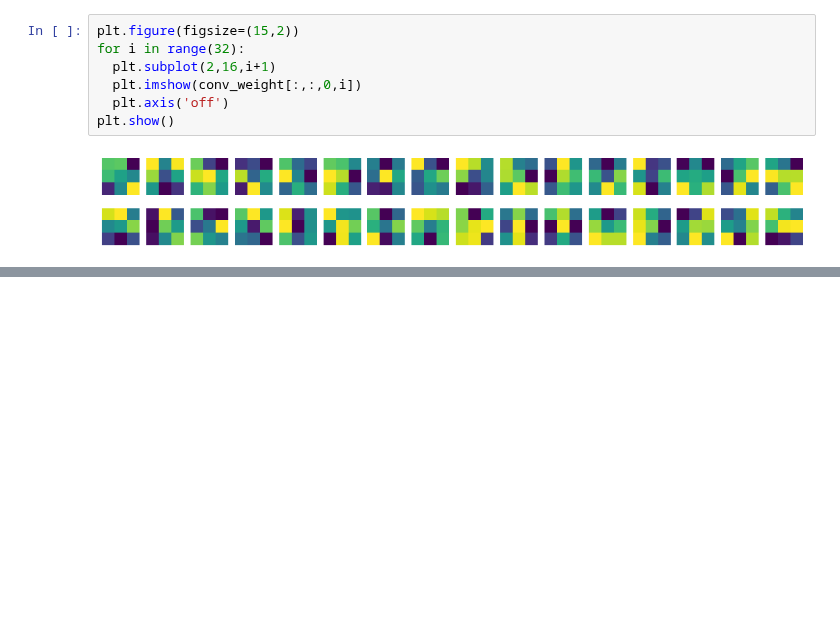
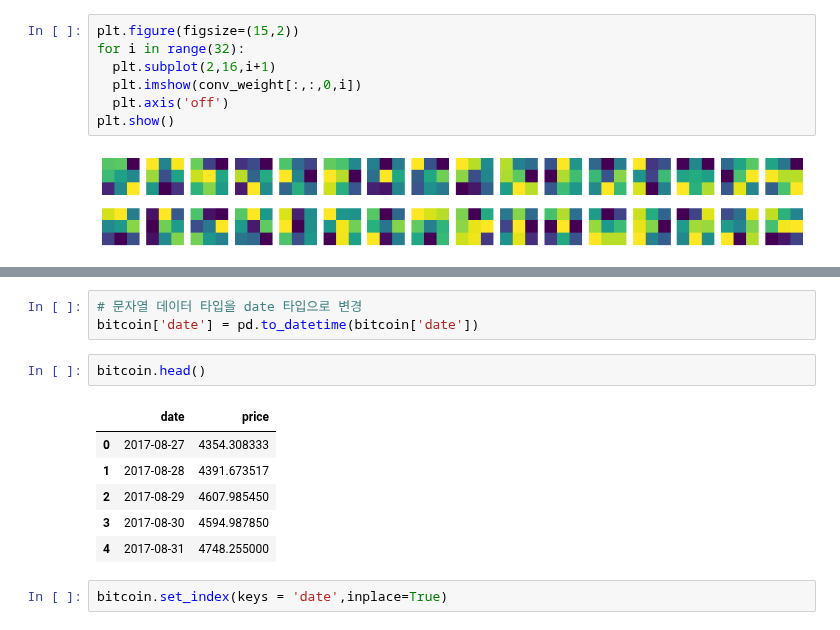
Before and after one commit to leekyuyoung20221226/python, a Jupyter notebook: 머신러닝_20230315.ipynb, the cells around one changed output, grey strips where cells are left out. Saved outputs shown, nothing was run; the diff lists cells and outputs as text; blank space fills up the shorter version.

```diff
--- a/머신러닝_20230315.ipynb
+++ b/머신러닝_20230315.ipynb
@@ -112,0 +142,14 @@ plt.show()
+# %%
+# 문자열 데이터 타입을 date 타입으로 변경
+bitcoin['date'] = pd.to_datetime(bitcoin['date'])
+# %%
+bitcoin.head()
+# %% [output]
+|  | date | price |
+| 0 | 2017-08-27 | 4354.308333 |
+| 1 | 2017-08-28 | 4391.673517 |
+| 2 | 2017-08-29 | 4607.985450 |
+| 3 | 2017-08-30 | 4594.987850 |
+| 4 | 2017-08-31 | 4748.255000 |
+# %%
+bitcoin.set_index(keys = 'date',inplace=True)
```
Also changed, not shown: parts of 20 cells of this notebook.
